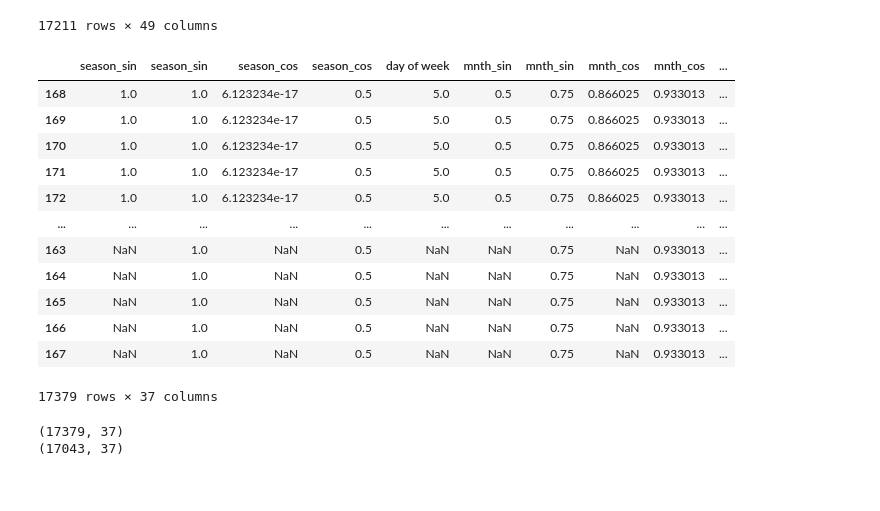
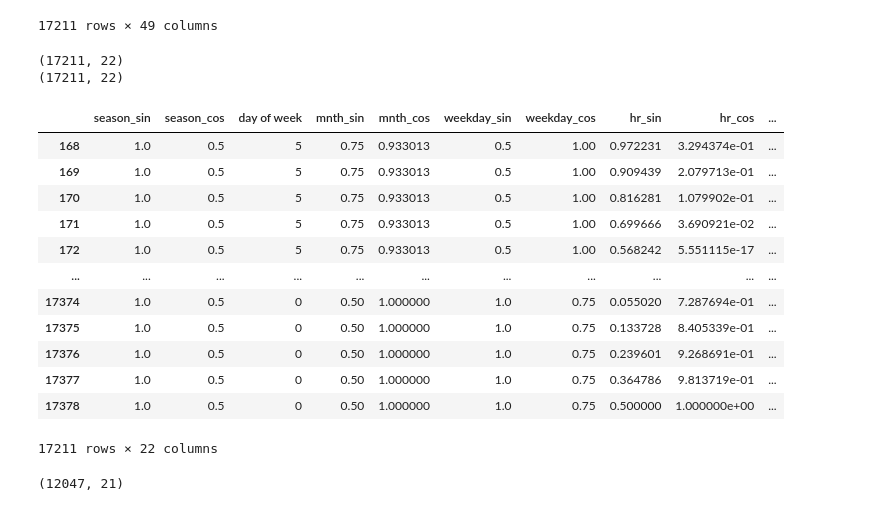
Before and after one commit to allisonaustin/multi-step-forecasting-rnn, a Jupyter notebook: MLProject.ipynb, the cells around one changed output. Drawn from its saved outputs; the diff is of its cells as text; code cells hidden in the pictures.

```diff
--- a/MLProject.ipynb
+++ b/MLProject.ipynb
@@ -108,7 +124,17 @@ scaled_features = [
     'cnt_lag168'
 ]
 
+# Store the original index
+original_index = hour_df.index
+
 scaled_df = pd.DataFrame(scaler.fit_transform(hour_df[scaled_features]), columns=scaled_features)
+
+# Reset the index of scaled_df to match the original DataFrame
+scaled_df.index = original_index
+
+# Drop the original features using .loc or .iloc
+hour_df = hour_df.loc[:, ~hour_df.columns.isin(scaled_features)]
+
 hour_df = pd.concat([hour_df, scaled_df], axis=1)
 
 # selecting relevant features
@@ -139,25 +165,10 @@ final_cols = [
 target = 'cnt'
 
 hour_df_final = hour_df[final_cols + [target]]
-hour_df_final
+
+print(hour_df_final.shape)
+hour_final = hour_df_final.dropna()
+print(hour_final.shape)
 # %% [output]
-|  | season_sin | season_sin | season_cos | season_cos | day of week | mnth_sin | mnth_sin | mnth_cos | mnth_cos | ... |
-| 168 | 1.0 | 1.0 | 6.123234e-17 | 0.5 | 5.0 | 0.5 | 0.75 | 0.866025 | 0.933013 | ... |
-| 169 | 1.0 | 1.0 | 6.123234e-17 | 0.5 | 5.0 | 0.5 | 0.75 | 0.866025 | 0.933013 | ... |
-| 170 | 1.0 | 1.0 | 6.123234e-17 | 0.5 | 5.0 | 0.5 | 0.75 | 0.866025 | 0.933013 | ... |
-| 171 | 1.0 | 1.0 | 6.123234e-17 | 0.5 | 5.0 | 0.5 | 0.75 | 0.866025 | 0.933013 | ... |
-| 172 | 1.0 | 1.0 | 6.123234e-17 | 0.5 | 5.0 | 0.5 | 0.75 | 0.866025 | 0.933013 | ... |
-| ... | ... | ... | ... | ... | ... | ... | ... | ... | ... | ... |
-| 163 | NaN | 1.0 | NaN | 0.5 | NaN | NaN | 0.75 | NaN | 0.933013 | ... |
-| 164 | NaN | 1.0 | NaN | 0.5 | NaN | NaN | 0.75 | NaN | 0.933013 | ... |
-| 165 | NaN | 1.0 | NaN | 0.5 | NaN | NaN | 0.75 | NaN | 0.933013 | ... |
-| 166 | NaN | 1.0 | NaN | 0.5 | NaN | NaN | 0.75 | NaN | 0.933013 | ... |
-| 167 | NaN | 1.0 | NaN | 0.5 | NaN | NaN | 0.75 | NaN | 0.933013 | ... |
-17379 rows × 37 columns
+(17211, 22)
+(17211, 22)
-# %%
-print(hour_df_final.shape)
-hour_final = hour_df_final.dropna()
-print(hour_final.shape)
-# %% [output]
-(17379, 37)
-(17043, 37)
@@ -186,0 +175,16 @@ from keras.optimizers import Adam
+# %%
+hour_final
+# %% [output]
+|  | season_sin | season_cos | day of week | mnth_sin | mnth_cos | weekday_sin | weekday_cos | hr_sin | hr_cos | ... |
+| 168 | 1.0 | 0.5 | 5 | 0.75 | 0.933013 | 0.5 | 1.00 | 0.972231 | 3.294374e-01 | ... |
+| 169 | 1.0 | 0.5 | 5 | 0.75 | 0.933013 | 0.5 | 1.00 | 0.909439 | 2.079713e-01 | ... |
+| 170 | 1.0 | 0.5 | 5 | 0.75 | 0.933013 | 0.5 | 1.00 | 0.816281 | 1.079902e-01 | ... |
+| 171 | 1.0 | 0.5 | 5 | 0.75 | 0.933013 | 0.5 | 1.00 | 0.699666 | 3.690921e-02 | ... |
+| 172 | 1.0 | 0.5 | 5 | 0.75 | 0.933013 | 0.5 | 1.00 | 0.568242 | 5.551115e-17 | ... |
+| ... | ... | ... | ... | ... | ... | ... | ... | ... | ... | ... |
+| 17374 | 1.0 | 0.5 | 0 | 0.50 | 1.000000 | 1.0 | 0.75 | 0.055020 | 7.287694e-01 | ... |
+| 17375 | 1.0 | 0.5 | 0 | 0.50 | 1.000000 | 1.0 | 0.75 | 0.133728 | 8.405339e-01 | ... |
+| 17376 | 1.0 | 0.5 | 0 | 0.50 | 1.000000 | 1.0 | 0.75 | 0.239601 | 9.268691e-01 | ... |
+| 17377 | 1.0 | 0.5 | 0 | 0.50 | 1.000000 | 1.0 | 0.75 | 0.364786 | 9.813719e-01 | ... |
+| 17378 | 1.0 | 0.5 | 0 | 0.50 | 1.000000 | 1.0 | 0.75 | 0.500000 | 1.000000e+00 | ... |
+17211 rows × 22 columns
@@ -186,0 +219,5 @@ from keras.optimizers import Adam
+# %%
+
+print(X_train.shape)
+# %% [output]
+(12047, 21)
```
Also changed, not shown: parts of 15 cells of this notebook.
